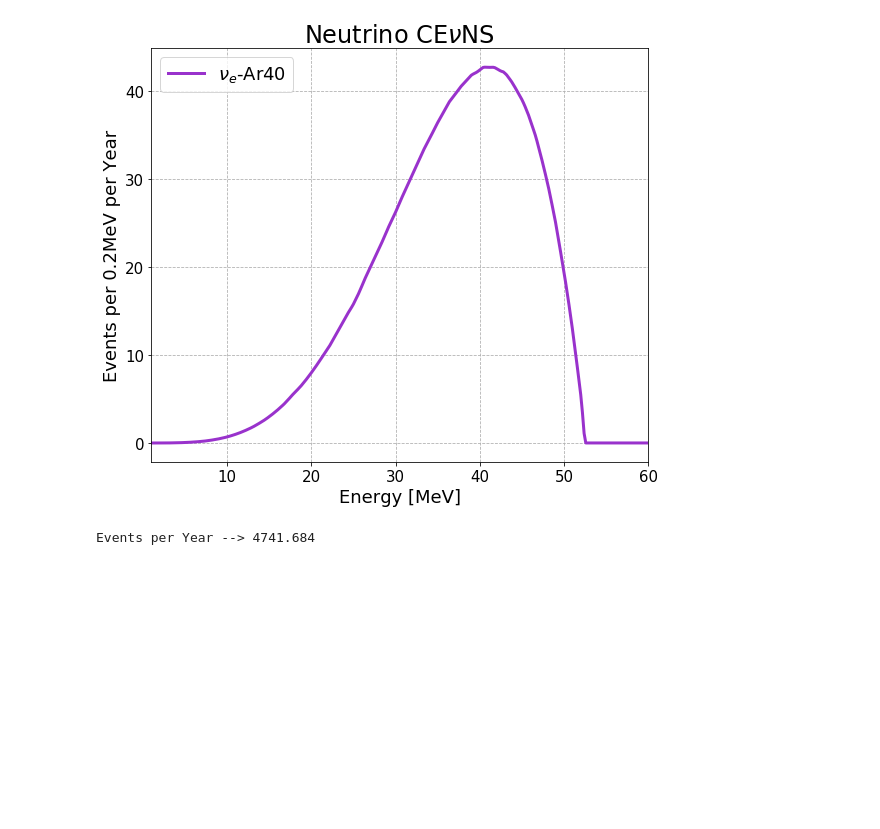
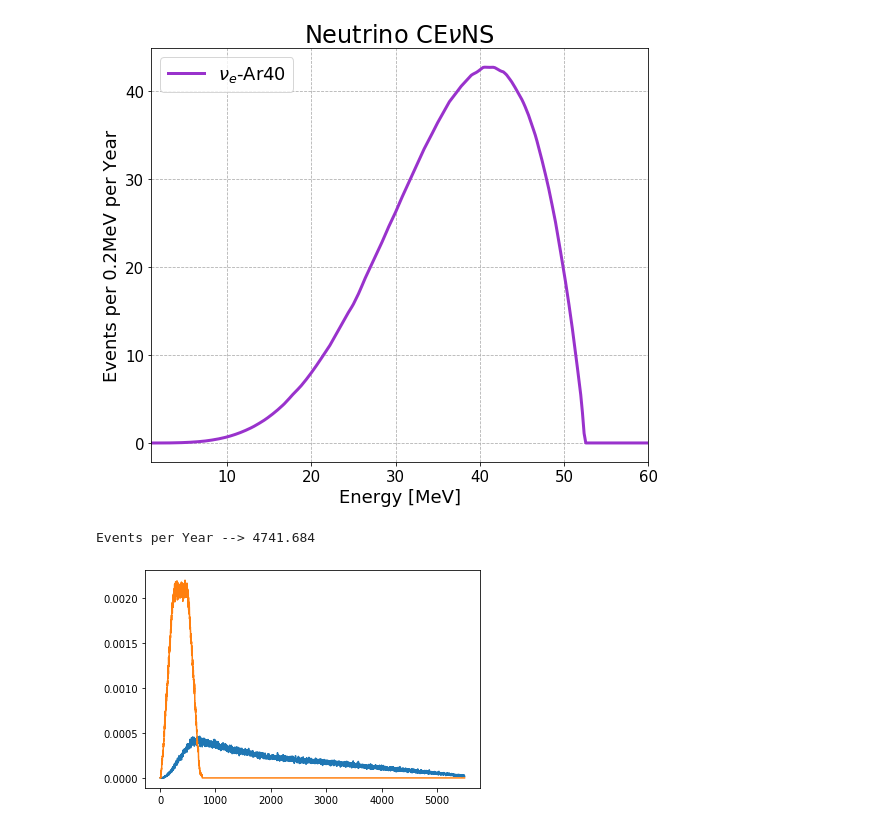
Before and after one commit to yuntsebaryon/SNS_LAr, a Jupyter notebook: Rate_calculation.ipynb, the cells around one changed output. Saved outputs shown, nothing was run; the diff lists cells and outputs as text; code cells hidden in the pictures; blank space fills up the shorter version.

Commit message:
added 2d hist

```diff
--- a/Rate_calculation.ipynb
+++ b/Rate_calculation.ipynb
@@ -131,3 +146,41 @@ print("Events per Year --> {:.3f}".format(total.sum()))
 # %% [output]
 [figure]
 Events per Year --> 4741.684
+# %%
+## making the CDF for the nu_mu timming
+dt = Nu_Info.Timing[1]-Nu_Info.Timing[0]
+
+cdf = np.cumsum(Nu_Info.T_mu*dt)
+nor = np.max(cdf)
+cdf = cdf/nor
+
+CDF_T_mu = interpolate.interp1d(cdf,Nu_Info.Timing, kind='linear', fill_value="extrapolate")
+# %%
+## making the CDF for the nu_e and nu_mub timming
+dt = Nu_Info.Timing[1]-Nu_Info.Timing[0]
+
+cdf = np.cumsum(Nu_Info.T_e_mub*dt)
+nor = np.max(cdf)
+cdf = cdf/nor
+
+CDF_T_e_mub = interpolate.interp1d(cdf,Nu_Info.Timing, kind='linear', fill_value="extrapolate")
+# %%
+randnum = np.random.uniform(0,1,int(1e6))
+e_and_mub = CDF_T_e_mub(randnum)
+mu_only = CDF_T_mu(randnum)
+# %%
+bins = Nu_Info.Timing
+
+hist, bins = np.histogram(e_and_mub, bins=bins, density=True)
+width = np.diff(bins)
+center = (bins[:-1] + bins[1:]) / 2
+plt.step(center, hist, where='mid')
+
+hist, bins = np.histogram(mu_only, bins=bins, density=True)
+width = np.diff(bins)
+center = (bins[:-1] + bins[1:]) / 2
+plt.step(center, hist, where='mid')
+
+plt.show()
+# %% [output]
+[figure, added]
```
Also changed, not shown: parts of 10 cells of this notebook, 7 other files.
